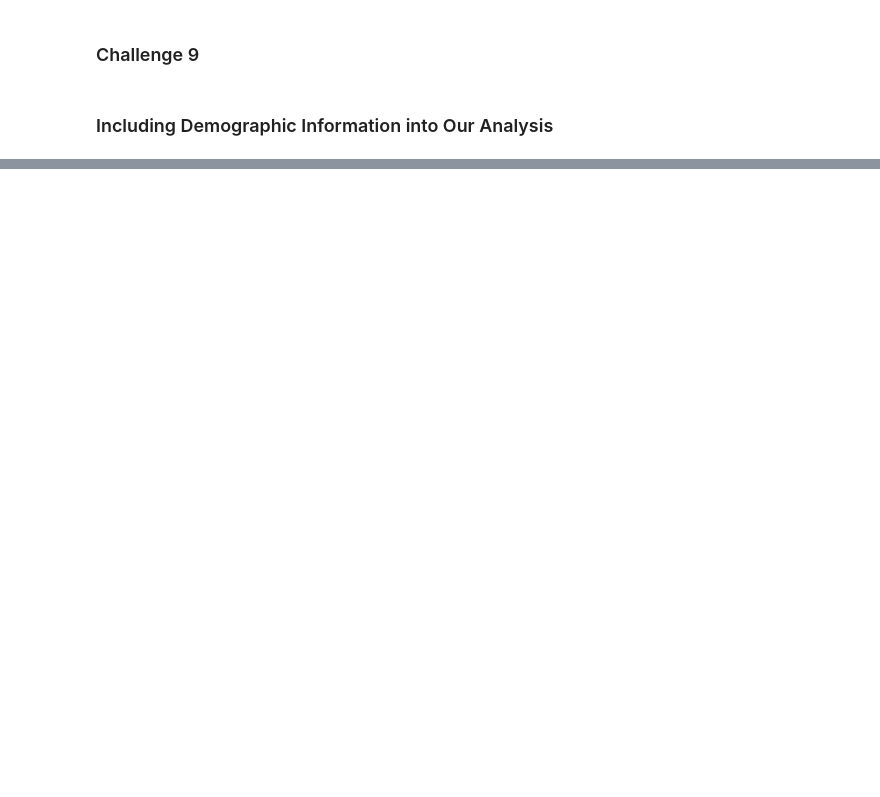
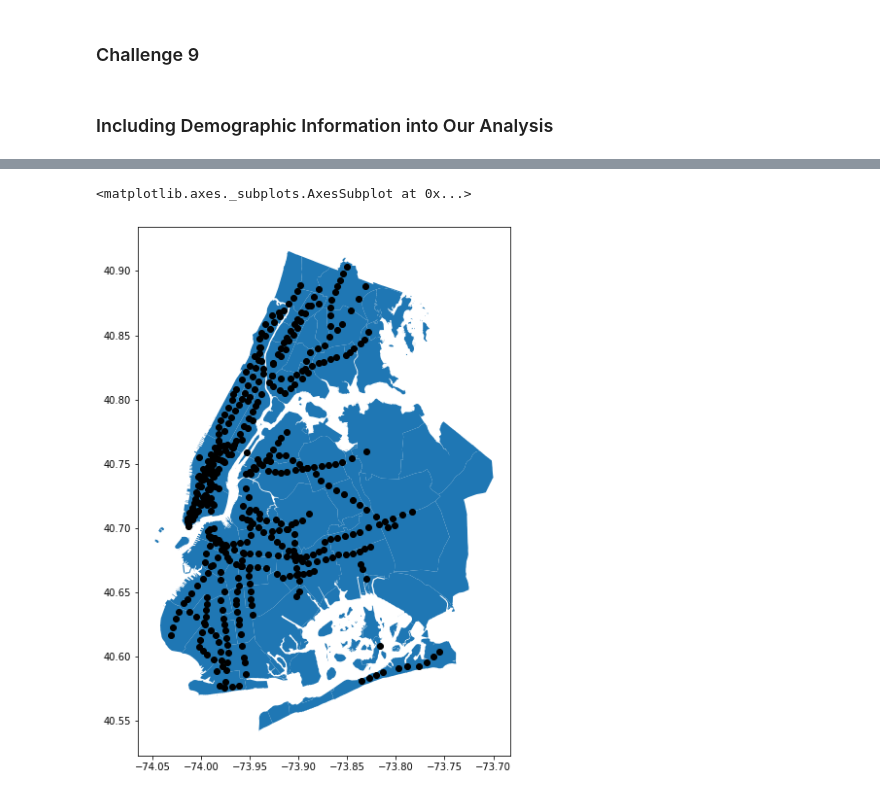
Before and after one commit to njaffe/Volunteer_placement_linear_regression, a Jupyter notebook: Clean_code_project_1_j_edited.ipynb, the cells around one changed output, grey strips where cells are left out. Saved outputs shown, nothing was run; the diff lists cells and outputs as text; code cells hidden in the pictures; blank space fills up the shorter version.

```diff
--- a/Clean_code_project_1_j_edited.ipynb
+++ b/Clean_code_project_1_j_edited.ipynb
@@ -672,0 +683,8 @@ ValueError: Could not interpret input 'DAILY_ENTRIES'
+# %%
+# Overlays the stations on a map of NYC
+fig, ax = plt.subplots(1, figsize=(10, 10))
+districts_geo.plot(ax=ax)
+stations_geo.plot(ax=ax, color = 'black')
+# %% [output]
+<matplotlib.axes._subplots.AxesSubplot at 0x...>
+[figure, added]
```
Also changed, not shown: parts of 52 cells of this notebook.
